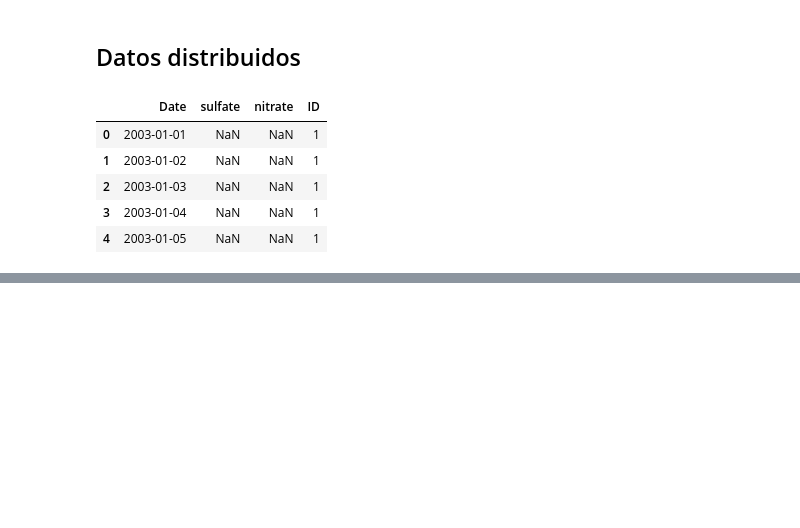
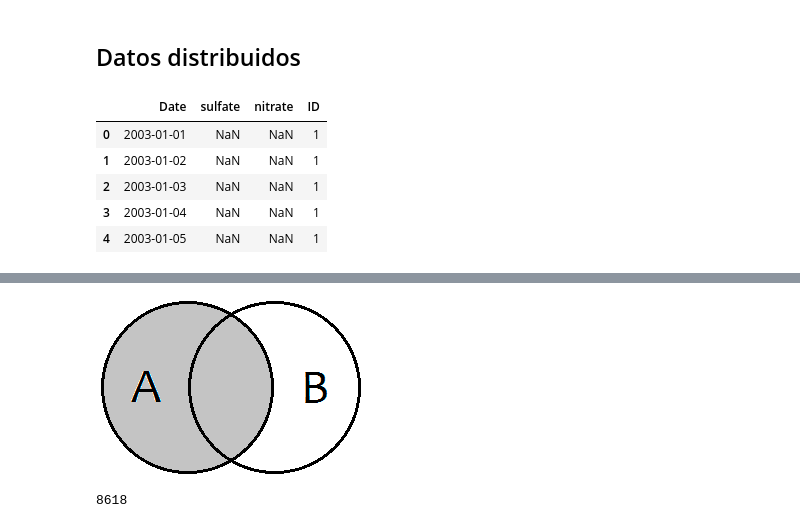
Before and after one commit to Andhurt/Machine_Learning_Py, a Jupyter notebook: notebooks/T2 - 4 - Data Cleaning - Concatenación de datos.ipynb, the cells around one changed output, grey strips where cells are left out. Saved outputs shown, nothing was run; the diff lists cells and outputs as text; code cells hidden in the pictures; blank space fills up the shorter version.

```diff
--- a/notebooks/T2 - 4 - Data Cleaning - Concatenación de datos.ipynb
+++ b/notebooks/T2 - 4 - Data Cleaning - Concatenación de datos.ipynb
@@ -101,0 +369,10 @@ data.head()
+# %%
+Image(filename="resources/left-join.png")
+# %% [output]
+[figure, added]
+# %%
+merged_left = pd.merge(left = data_main, right= data_country_dlt,
+                       how="left", left_on= "Athlete", right_on="Athlete")
+len(merged_left)
+# %% [output]
+8618
```
Also changed, not shown: parts of 50 cells of this notebook, 10 other files.
